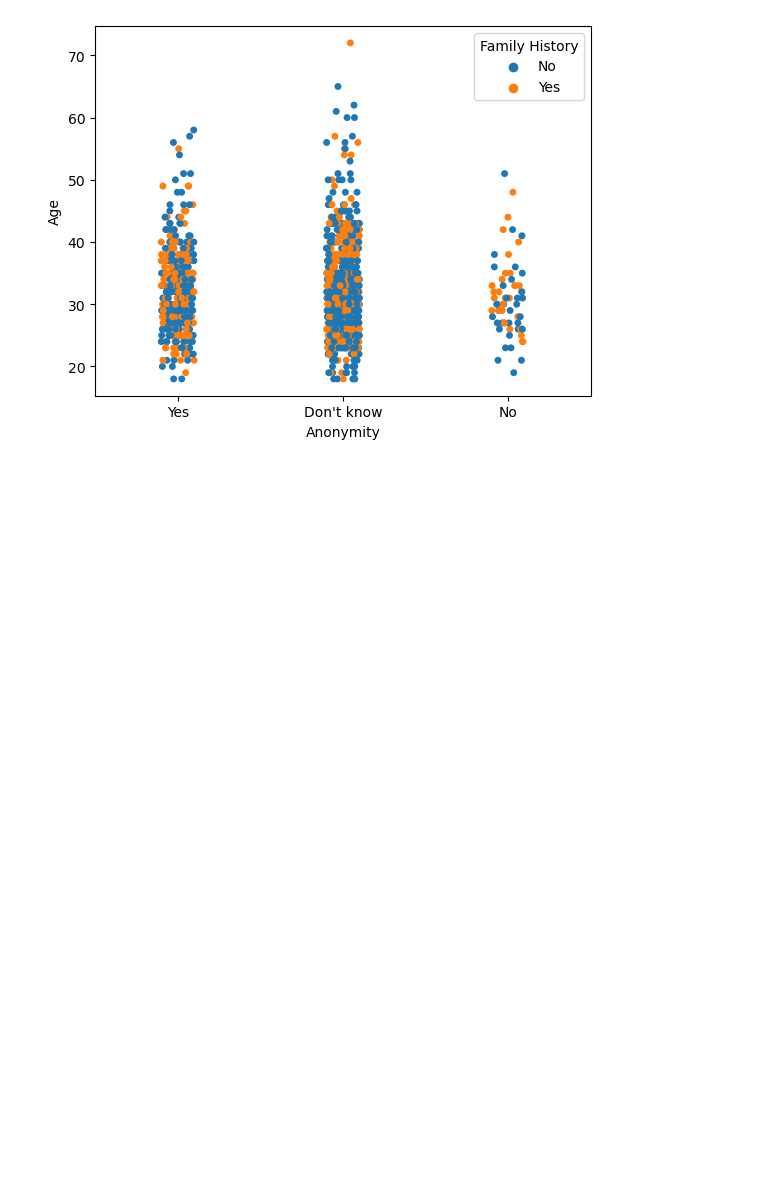
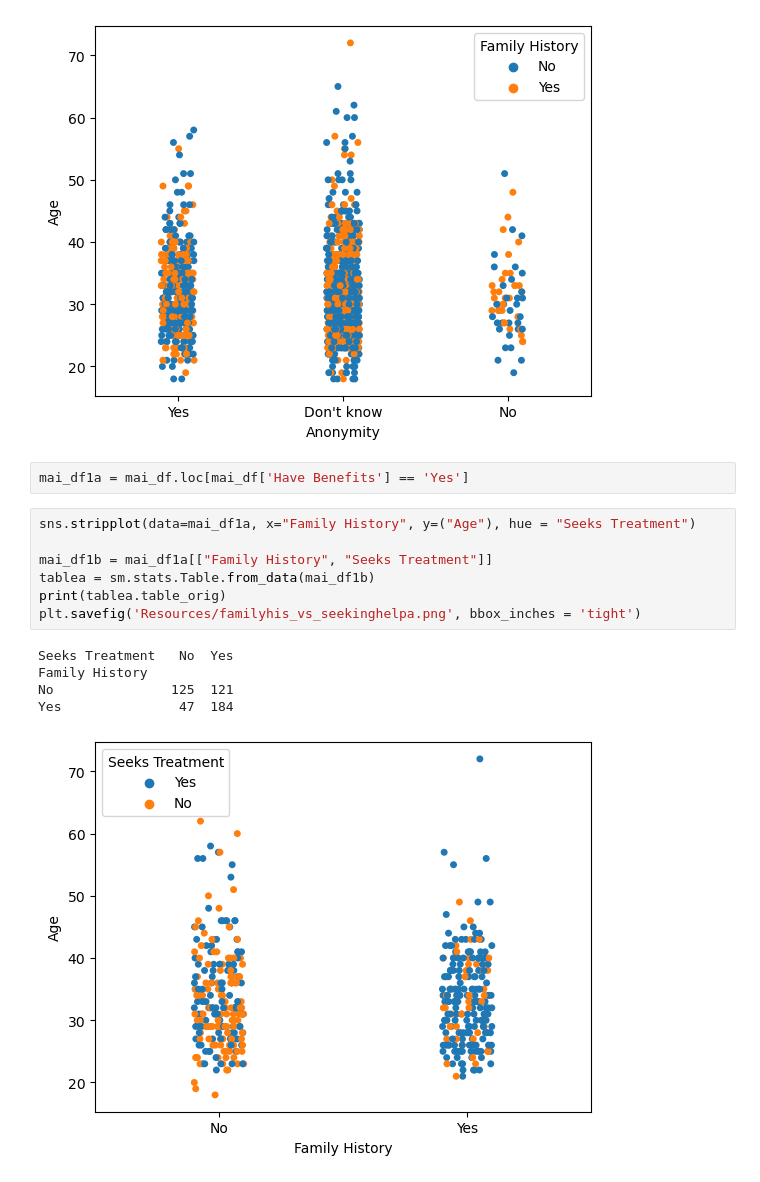
Before and after one commit to stephanieesamperio/Project3, a Jupyter notebook: Mai.ipynb, the cells around one changed output. Cells and saved outputs as stored; diff of their text form; blank space fills up the shorter version.

```diff
--- a/Mai.ipynb
+++ b/Mai.ipynb
@@ -130,3 +133,18 @@ df          2
 pvalue      0.024381708706719074
 statistic   7.427844141946347
 [figure]
+# %%
+mai_df1a = mai_df.loc[mai_df['Have Benefits'] == 'Yes']
+# %%
+sns.stripplot(data=mai_df1a, x="Family History", y=("Age"), hue = "Seeks Treatment")
+
+mai_df1b = mai_df1a[["Family History", "Seeks Treatment"]]
+tablea = sm.stats.Table.from_data(mai_df1b)
+print(tablea.table_orig)
+plt.savefig('Resources/familyhis_vs_seekinghelpa.png', bbox_inches = 'tight')
+# %% [output]
+Seeks Treatment   No  Yes
+Family History
+No               125  121
+Yes               47  184
+[figure, added]
```
Also changed, not shown: parts of 4 cells of this notebook, 3 other files.
